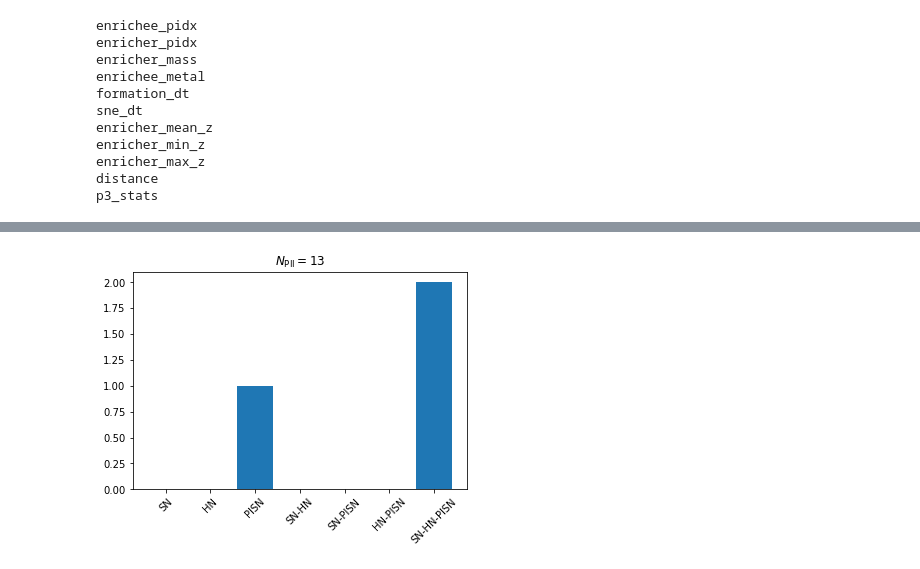
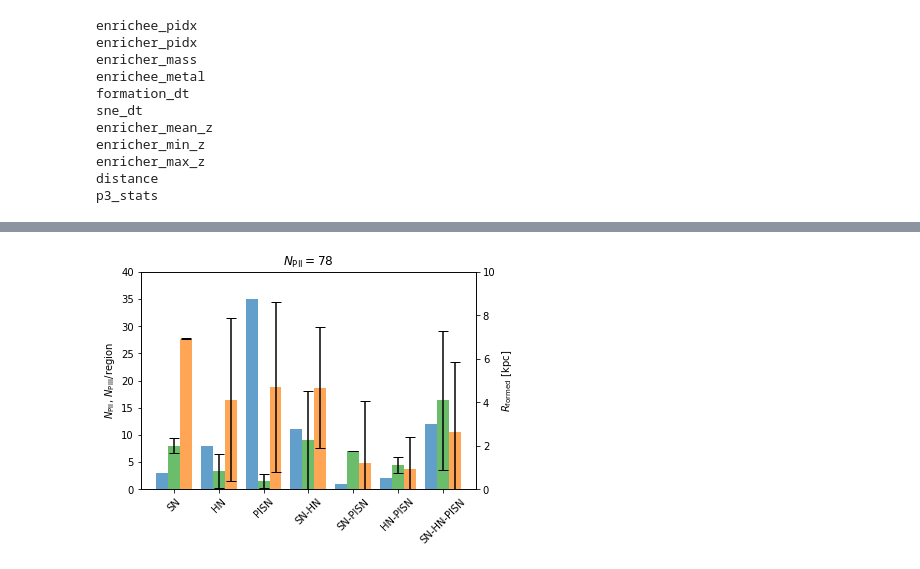
Before and after one commit to azton/phoenix_analysis, a Jupyter notebook: p2_origins_plotting.ipynb, the cells around one changed output, grey strips where cells are left out. Cells and saved outputs as stored; diff of their text form; code cells hidden in the pictures.

```diff
--- a/p2_origins_plotting.ipynb
+++ b/p2_origins_plotting.ipynb
@@ -4,7 +4,7 @@ import matplotlib.pyplot as plt
 import numpy as np
 # %%
 sim = 'phx256-1'
-with open('/mnt/c/Users/azton/Projects/phoenix_analysis/%s/p2_origin_qtys.json'%sim,'r') as f:
+with open('C:/Users/azton/Projects/phoenix_analysis/%s/p2_origin_qtys.json'%sim,'r') as f:
     enr = json.load(f)
 
 for k in enr.keys(): print(k)
@@ -103,41 +103,100 @@ plt.savefig('p2_origins/%s_zpathstat.pdf'%sim)
 # sne-hne, sne-pisn, sne-hne, hne-pisn, sne-hne-pisn
 labels = ['SN','HN','PISN','SN-HN','SN-PISN','HN-PISN','SN-HN-PISN']
 counts = [0, 0, 0, 0, 0, 0, 0]
+radii = [[] for c in counts]
+nenrichers = [[] for c in counts]
 
 enrichers = []
 n_formed = 0
 for id in enr['enricher_mass'].keys():
     this_enr = [0,0,0]
+    n_formed += 1
     for m in enr['enricher_mass'][id]:
-        n_formed += 1
+        # print('%0.2f'%m, end=' ')
         if m > 11 and m < 20:
             this_enr[0] += 1
         elif m >=20 and m < 40:
             this_enr[1] += 1
         elif m >140 and m < 260:
             this_enr[2] += 1
-    if this_enr[2] > 0 and this_enr[0]==0 and this_enr[1] == 0:
+    if this_enr[2] > 1 and this_enr[0]==0 and this_enr[1] == 0:
         print('MultiPISN!')
     this_enr = [1 if i > 0 else 0 for i in this_enr]
-    print(this_enr)
+    # print('\n\n')
     if this_enr == [1,0,0]: # SNE
         counts[0] += 1
+        radii[0] += enr['distance'][id]
+        nenrichers[0].append(len(enr['distance'][id]))
     elif this_enr == [0,1,0]: # HNE
         counts[1] += 1
+        radii[1] += enr['distance'][id]
+        nenrichers[1].append(len(enr['distance'][id]))
     elif this_enr == [0,0,1]: # PISN
         counts[2] += 1
+        radii[2] += enr['distance'][id]
+        nenrichers[2].append(len(enr['distance'][id]))
     elif this_enr == [1,1,0]: # SN+HN
         counts[3] += 1
+        radii[3] += enr['distance'][id]
+        nenrichers[3].append(len(enr['distance'][id]))
     elif this_enr == [1,0,1]: # SN + PISN
         counts[4] += 1
+        radii[4] += enr['distance'][id]
+        nenrichers[4].append(len(enr['distance'][id]))
     elif this_enr == [0, 1, 1]: # HN + PISN
         counts[5] += 1
+        radii[5] += enr['distance'][id]
+        nenrichers[5].append(len(enr['distance'][id]))
     elif this_enr == [1,1,1]: # ALL
         counts[6] += 1
-print(counts)
-plt.figure()
-plt.title('$N_{\\rm PII} = $%d'%n_formed)
-plt.bar(range(len(labels)), counts, tick_label=labels)
-plt.xticks(rotation=45)
+        radii[6] += enr['distance'][id]
+        nenrichers[6].append(len(enr['distance'][id]))
+# print(counts)
+means = np.array([np.average(r) if len(r) > 0 else 0 for r in radii])
+minr = [min(r) if len(r) > 0 else 0 for r in radii]
+maxr = [max(r) if len(r) > 0 else 0 for r in radii]
+stdr = np.array([np.std(r) if len(r) > 0 else 0 for r in radii])
+
+mean_n = [np.average(n) if len(n) > 0 else 0 for n in nenrichers]
+std_n = [np.std(n) if len(n) > 0 else 0 for n in nenrichers]
+
+fig, ax = plt.subplots()
+axt = ax.twinx()
+ax.set_title('$N_{\\rm PII} = $%d'%n_formed)
+
+label_loc = np.arange(len(labels))
+width=0.8/3.0
+ax.bar(label_loc - width, counts,
+                tick_label=labels,
+                alpha = 0.7,
+                width=width,
+                align='center',
+                color='tab:blue')
+axt.bar(label_loc + width, means/1e3,
+                yerr=stdr/1e3,
+                tick_label=labels,
+                alpha=0.7,
+                color='tab:orange',
+                capsize=5,
+                width=width,
+                align='center')
+ax.bar(label_loc, mean_n,
+                tick_label=labels,
+                alpha=0.7,
+                width=width,
+                align='center',
+                color='tab:green',
+                capsize=5,
+                yerr=std_n)
+
+# axt.set_yscale('log')
+axt.set_ylim(0,10)
+ax.set_ylim(0, 40)
+axt.set_ylabel('$R_{\\rm formed}$ [kpc]')
+ax.set_ylabel('$N_{\\rm PII}$, $N_{\\rm PIII}/$region')
+
+ax.set_xticklabels(labels, rotation=45)
+
+plt.savefig('Formation_stats.pdf')
 # %% [output]
 MultiPISN!
@@ -153 +207 @@ MultiPISN!
-[figure, old version]
+[figure, new version]
```
Also changed, not shown: parts of 5 cells of this notebook, 2 other files.
